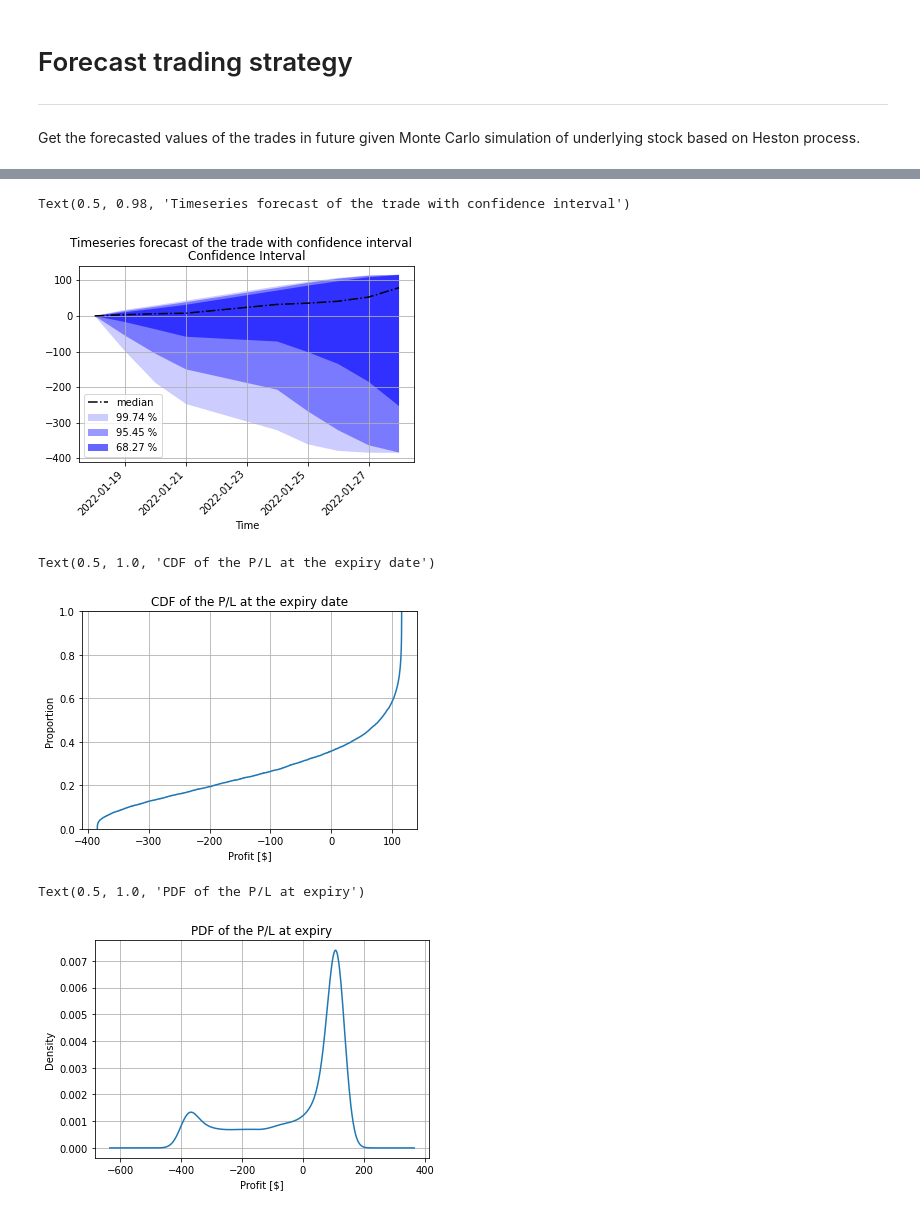
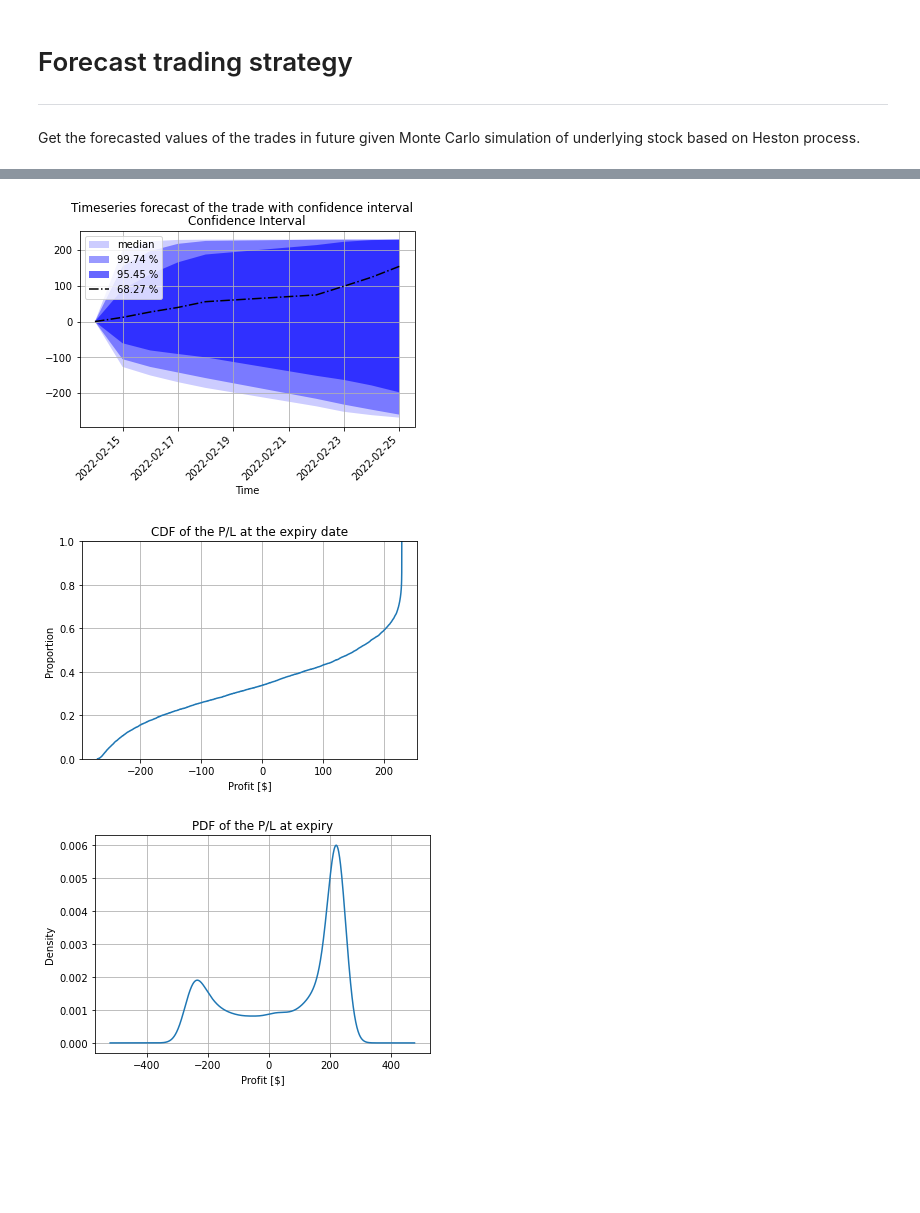
Before and after one commit to sidbannet/stockhealth, a Jupyter notebook: examples/trading-strategy-forecast.ipynb, the cells around one changed output, grey strips where cells are left out. Saved outputs shown, nothing was run; the diff lists cells and outputs as text; code cells hidden in the pictures; blank space fills up the shorter version.

```diff
--- a/examples/trading-strategy-forecast.ipynb
+++ b/examples/trading-strategy-forecast.ipynb
@@ -25,13 +26,13 @@ mdl = Trends(stock=stock)
 sim_stock = Heston(trained_model=mdl, number_of_days=7)
 # %%
 call_chain = stock.options_chain__(
-    expiry_date=date(2022, 1, 28),
+    expiry_date=date(2022, 2, 28),
     type_of_transaction=TransactionType.call,
     interest_rate=0.01,
     greek_on=True,
 )
 put_chain = stock.options_chain__(
-    expiry_date=date(2022, 1, 28),
+    expiry_date=date(2022, 2, 28),
     type_of_transaction=TransactionType.put,
     interest_rate=0.01,
     greek_on=True,
@@ -49,28 +49,28 @@ axs.legend()
 option1 = Bs(
     S=mdl.history['latest close'],
     K=434,
-    T=11/_NCD,
+    T=15/_NCD,
     r=0.01,
     q=stock.dividend_yield,
 )
 option2 = Bs(
     S=mdl.history['latest close'],
     K=435,
-    T=11/_NCD,
+    T=15/_NCD,
     r=0.01,
     q=stock.dividend_yield,
 )
 option3 = Bs(
     S=mdl.history['latest close'],
     K=475,
-    T=11/_NCD,
+    T=15/_NCD,
     r=0.01,
     q=stock.dividend_yield,
 )
 option4 = Bs(
     S=mdl.history['latest close'],
     K=476,
-    T=11/_NCD,
+    T=15/_NCD,
     r=0.01,
     q=stock.dividend_yield,
 )
@@ -105,26 +103,23 @@ iron_condor = Trade(
 )
 trade = iron_condor
 # %%
-f_trade, a_trade = ProbabilityPlot(trade.price - trade.price.iloc[0].mean())
-f_trade.suptitle('Timeseries forecast of the trade with confidence interval')
+f_trade, a_trade = ProbabilityPlot(-(trade.price - trade.price.iloc[0].mean()))
+_ = f_trade.suptitle('Timeseries forecast of the trade with confidence interval')
 # %% [output]
-Text(0.5, 0.98, 'Timeseries forecast of the trade with confidence interval')
-[figure, old version]
+[figure, new version]
 # %%
-a_profit = sns.ecdfplot((trade.price - trade.price.iloc[0].mean()).iloc[-1])
+a_profit = sns.ecdfplot(-(trade.price - trade.price.iloc[0].mean()).iloc[-1])
 a_profit.grid(True)
 a_profit.set_xlabel('Profit [$]')
-a_profit.set_title('CDF of the P/L at the expiry date')
+_ = a_profit.set_title('CDF of the P/L at the expiry date')
 # %% [output]
-Text(0.5, 1.0, 'CDF of the P/L at the expiry date')
-[figure, old version]
+[figure, new version]
 # %%
-a_pdf = ((trade.price - trade.price.iloc[0].mean()).iloc[-1]).plot.kde(grid=True)
+a_pdf = (-(trade.price - trade.price.iloc[0].mean()).iloc[-1]).plot.kde(grid=True)
 a_pdf.set_xlabel('Profit [$]')
-a_pdf.set_title('PDF of the P/L at expiry')
+_ = a_pdf.set_title('PDF of the P/L at expiry')
 # %% [output]
-Text(0.5, 1.0, 'PDF of the P/L at expiry')
-[figure, old version]
+[figure, new version]
 # %%
 expected_return = - ((trade.price - trade.price.iloc[0].mean()).iloc[-1]).mean()
 initial_investment = - trade.price.iloc[0].mean()
```
Also changed, not shown: parts of 6 cells of this notebook.
